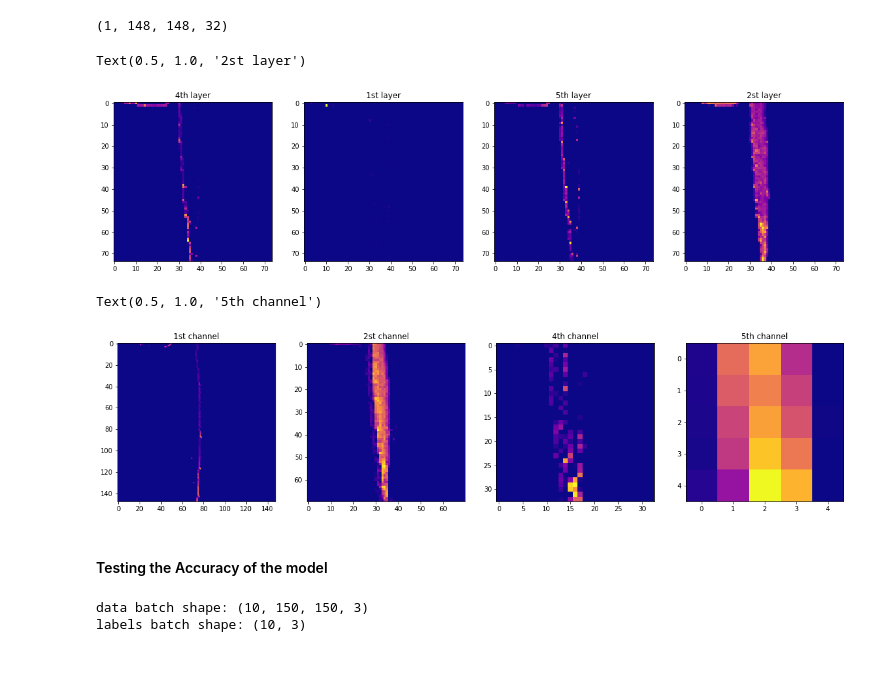
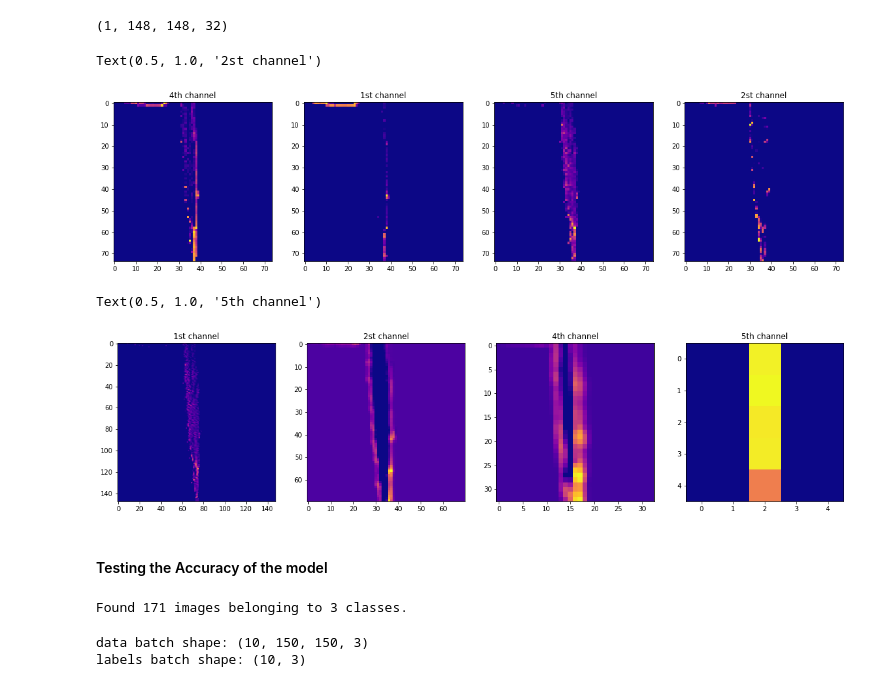
Before and after one commit to alexdoyle115/C7081_Assignment, a Jupyter notebook: Using_neural_networks_to_classify_wheat_leaf_diseases.ipynb, the cells around one changed output. Drawn from its saved outputs; the diff is of its cells as text; code cells hidden in the pictures.

```diff
--- a/Using_neural_networks_to_classify_wheat_leaf_diseases.ipynb
+++ b/Using_neural_networks_to_classify_wheat_leaf_diseases.ipynb
@@ -676,53 +681,55 @@ print(a_layer_activation.shape)
 #Plotted below is the output of the 8 layers
 f, axarr =  plt.subplots(1,4, figsize=(20, 15))
 
-axarr[0].imshow(b_layer_activation[0, :, :, 0], cmap='plasma')
-axarr[0].set_title('4th layer')
+axarr[0].imshow(b_layer_activation[0, :, :, 2], cmap='plasma')
+axarr[0].set_title('4th channel')
 
 axarr[1].imshow(b_layer_activation[0, :, :, 3], cmap='plasma')
-axarr[1].set_title('1st layer')
+axarr[1].set_title('1st channel')
 
-axarr[2].imshow(b_layer_activation[0, :, :, 9], cmap='plasma')
-axarr[2].set_title('5th layer')
+axarr[2].imshow(b_layer_activation[0, :, :, 8], cmap='plasma')
+axarr[2].set_title('5th channel')
 
-axarr[3].imshow(b_layer_activation[0, :, :, 19], cmap='plasma')
-axarr[3].set_title('2st layer')
+axarr[3].imshow(b_layer_activation[0, :, :, 9], cmap='plasma')
+axarr[3].set_title('2st channel')
 # %% [output]
-Text(0.5, 1.0, '2st layer')
+Text(0.5, 1.0, '2st channel')
-[figure, old version]
+[figure, new version]
 # %%
 #Plotted below is the output of 4 channels in the first layer
 f, axarr =  plt.subplots(1,4, figsize=(20, 15))
 
 axarr[0].imshow(a_layer_activation[0, :, :, 8], cmap='plasma')
 axarr[0].set_title('1st channel')
 
-axarr[1].imshow(d_layer_activation[0, :, :, 3], cmap='plasma')
+axarr[1].imshow(d_layer_activation[0, :, :, 1], cmap='plasma')
 axarr[1].set_title('2st channel')
 
-axarr[2].imshow(f_layer_activation[0, :, :, 14], cmap='plasma')
+axarr[2].imshow(f_layer_activation[0, :, :, 4], cmap='plasma')
 axarr[2].set_title('4th channel')
 
 axarr[3].imshow(k_layer_activation[0, :, :, 5], cmap='plasma')
 axarr[3].set_title('5th channel')
 # %% [output]
 Text(0.5, 1.0, '5th channel')
-[figure, old version]
+[figure, new version]
 # %% [markdown]
 #### Testing the Accuracy of the model
 # %%
 # The test images are left alone
-#test_datagen = ImageDataGenerator(rescale=1./255)
+test_datagen = ImageDataGenerator(rescale=1./255)
 
 
-#test_generator = test_datagen.flow_from_directory(
+test_generator = test_datagen.flow_from_directory(
         # This is the target directory
- #       test_dir,
+        test_dir,
         # All images will be resized to 150x150
-  #      target_size=(150, 150),
-   #     batch_size=20,
+        target_size=(150, 150),
+        batch_size=10,
         # Since we use categorical_crossentropy loss, we need classification labels
-    #    class_mode='categorical')
+        class_mode='categorical')
+# %% [output]
+Found 171 images belonging to 3 classes.
 # %%
 for data_batch, labels_batch in test_generator:
     print('data batch shape:', data_batch.shape)
```
Also changed, not shown: parts of 19 cells of this notebook.
